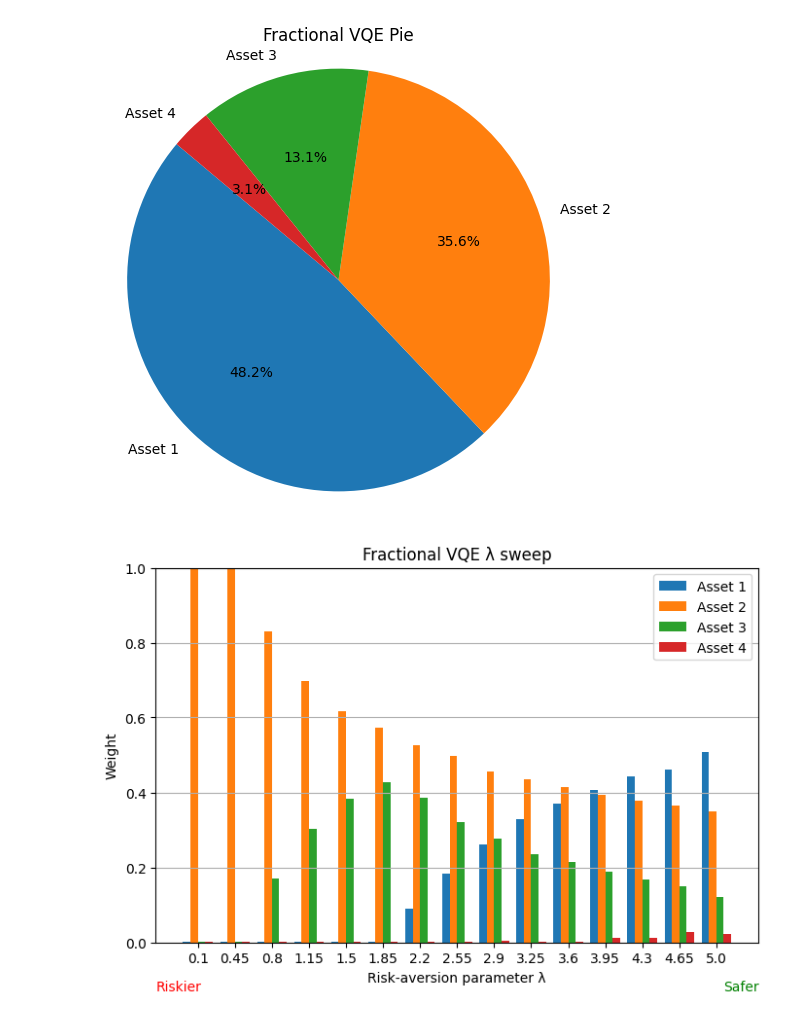
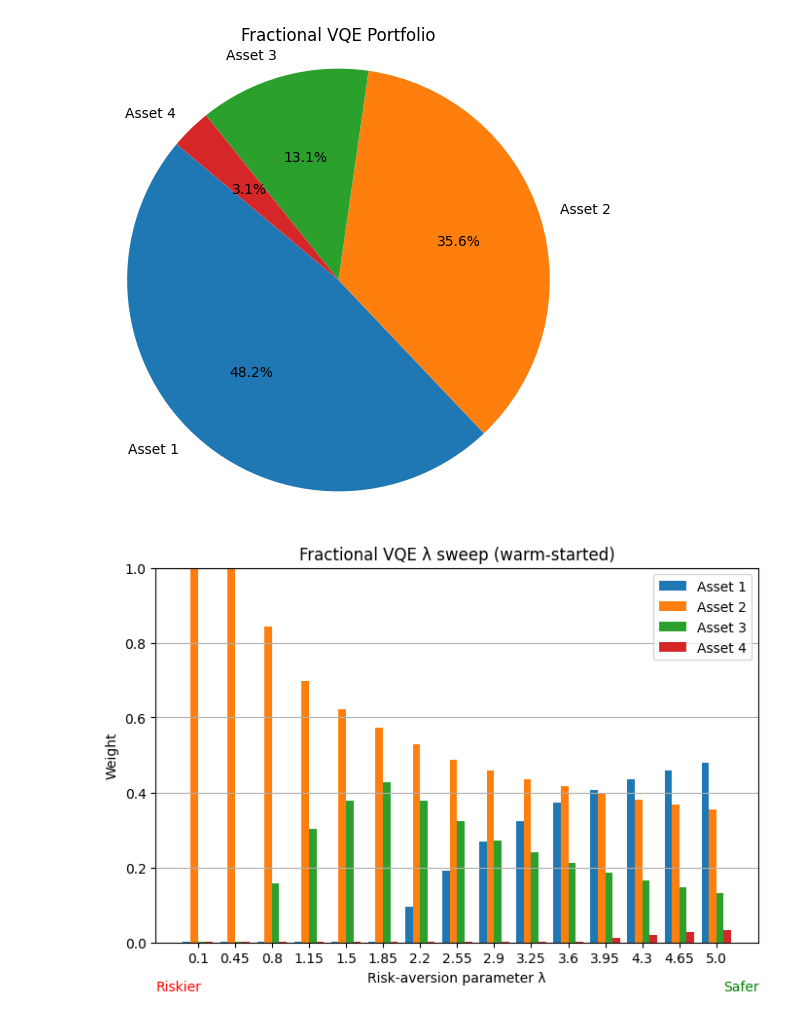
Before and after one commit to SidRichardsQuantum/VQE_Portfolio_Optimization, a Jupyter notebook: notebooks/Fractional_VQE.ipynb, the cells around one changed output. Cells and saved outputs as stored; diff of their text form; code cells hidden in the pictures.

Commit message:
pre-packaging corrections / rewrites

```diff
--- a/notebooks/Fractional_VQE.ipynb
+++ b/notebooks/Fractional_VQE.ipynb
@@ -137,0 +78,11 @@ plt.show()
+# %%
+# Configuration (kept explicit for future packaging)
+@dataclass(frozen=True)
+class VQEConfig:
+    steps: int = 75
+    stepsize: float = 0.3
+    log_every: int = 5
+    shots: int | None = None  # None -> exact expectations (statevector)
+
+
+cfg = VQEConfig()
@@ -179,11 +189,14 @@ plt.show()
 # %%
 # Results
-w_opt, _ = angles_to_weights(thetas)
-w_opt = w_opt / (np.sum(w_opt) + 1e-12)
+w_opt = angles_to_weights(thetas)
+w_opt = w_opt / (np.sum(w_opt) + 1e-12)  # redundant but harmless; keeps reporting robust
 
 print("\nOptimized allocation")
 for i, w in enumerate(w_opt):
     print(f"Asset {i+1}: {float(w)*100:.2f}%")
+
+print(f"\nPortfolio return: {float(portfolio_return(w_opt)):.6f}")
+print(f"Portfolio risk  : {float(np.sqrt(portfolio_variance(w_opt))):.6f}")
 # %% [output]
 Optimized allocation
 Asset 1: 48.19%
@@ -205,10 +221,15 @@ plt.show()
 # %%
 # Pie chart
-plt.figure(figsize=(6,6))
-plt.pie(w_opt, labels=[f"Asset {i+1}" for i in range(n_assets)], autopct="%1.1f%%", startangle=140)
-plt.title("Fractional VQE Pie")
+plt.figure(figsize=(6, 6))
+plt.pie(
+    w_opt,
+    labels=[f"Asset {i+1}" for i in range(n_assets)],
+    autopct="%1.1f%%",
+    startangle=140,
+)
+plt.title("Fractional VQE Portfolio")
 plt.axis("equal")
 plt.savefig("images/Fractional_VQE_Pie.png", dpi=300, bbox_inches="tight")
 plt.show()
 # %% [output]
-[figure, old version]
+[figure, new version]
@@ -215,41 +259,27 @@ plt.show()
 # %%
-# λ sweep
-# Vary risk aversion λ, re-optimize briefly, and plot marginal inclusion probabilities.
-lambdas = np.round(np.linspace(0.1, 5.0, 15, dtype=float), 2)
-allocs = []
-for lam in lambdas:
-    def obj_lam(th):  # wrap with new λ
-        w, _ = angles_to_weights(th)
-        ret = qml.math.dot(mu, w)
-        risk = qml.math.dot(w, qml.math.dot(Sigma, w))
-        p_sum, p_neg = scaled_penalty(mu, Sigma)
-        return -(ret) + lam * risk + p_sum * (qml.math.sum(w)-1)**2 + p_neg * qml.math.sum(qml.math.maximum(-w, 0.0))
-    th = np.array(np.random.uniform(0, np.pi, n_assets), requires_grad=True)
-    opt = qml.AdamOptimizer(0.2)
-    for _ in range(60): th, _ = opt.step_and_cost(obj_lam, th)
-    w, _ = angles_to_weights(th)
-    w = w/(np.sum(w)+1e-12)
-    allocs.append(qml.numpy.array(w))
-allocs = np.vstack(allocs)
-
-# Plot grouped bar chart
+# Allocation sweep plot
 x = np.arange(len(lambdas))
 bw = 0.2
-plt.figure(figsize=(8,5))
-for i in range(n_assets): plt.bar(x+i*bw, allocs[:, i], bw, label=f"Asset {i+1}")
-plt.xticks(x + bw*(n_assets-1)/2, [f"{l}" for l in lambdas])
-plt.ylim(0,1)
+
+plt.figure(figsize=(8, 5))
+for i in range(n_assets):
+    plt.bar(x + i * bw, allocs[:, i], bw, label=f"Asset {i+1}")
+
+plt.xticks(x + bw * (n_assets - 1) / 2, [f"{l}" for l in lambdas])
+plt.ylim(0, 1)
 plt.xlabel("Risk-aversion parameter λ")
 plt.ylabel("Weight")
-plt.title("Fractional VQE λ sweep")
+plt.title("Fractional VQE λ sweep (warm-started)")
 plt.legend()
 plt.grid(axis="y")
+
 xmin, xmax = plt.xlim()
 ymin, ymax = plt.ylim()
 plt.text(xmin, ymin - 0.1, "Riskier", ha="left", va="top", fontsize=10, color="red")
 plt.text(xmax, ymin - 0.1, "Safer", ha="right", va="top", fontsize=10, color="green")
+
 plt.savefig("images/Fractional_VQE_Lambda_Sweep.png", dpi=200, bbox_inches="tight")
 plt.show()
 # %% [output]
-[figure, old version]
+[figure, new version]
 # %%
```
Also changed, not shown: parts of 13 cells of this notebook, 26 other files.
